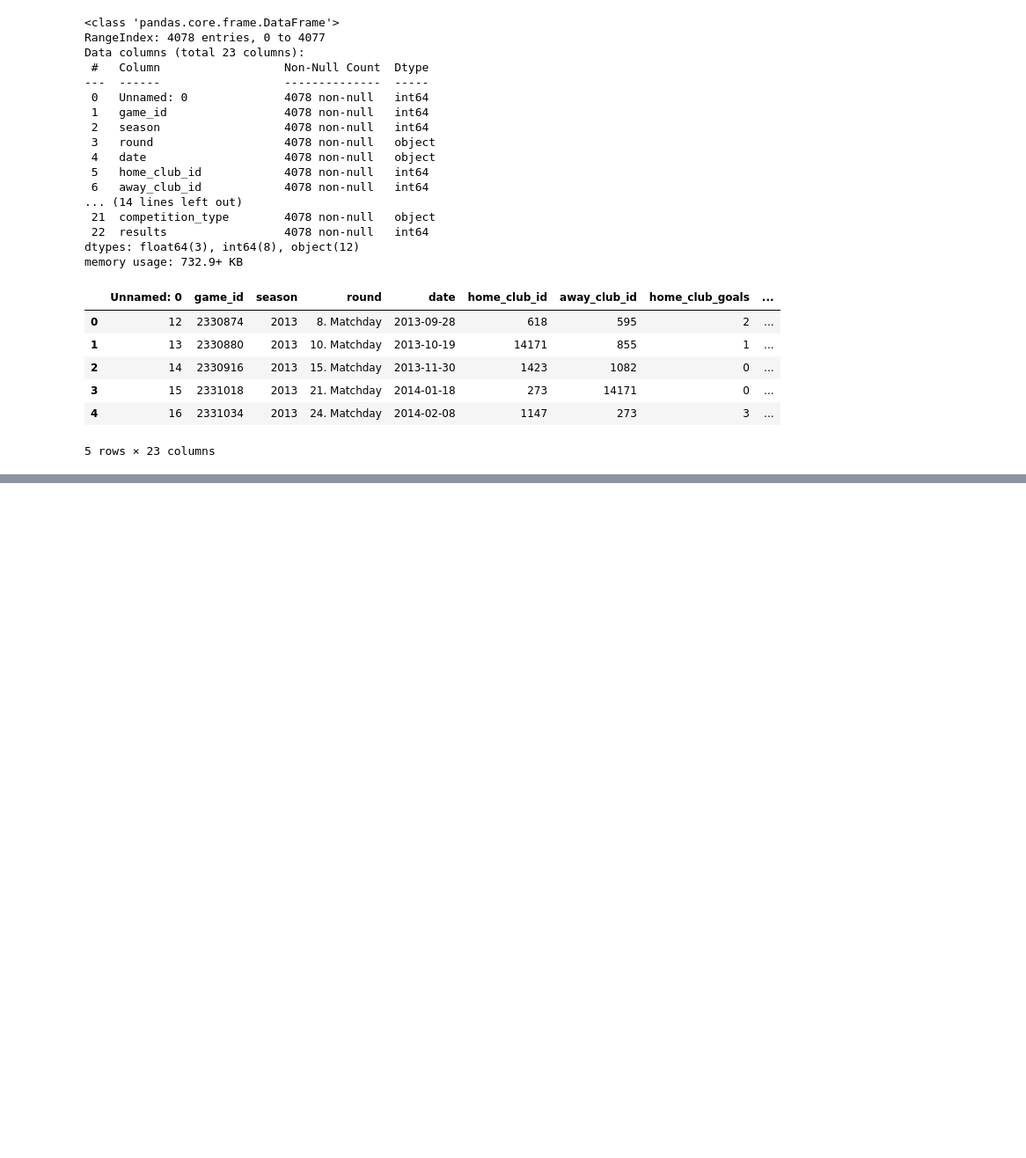
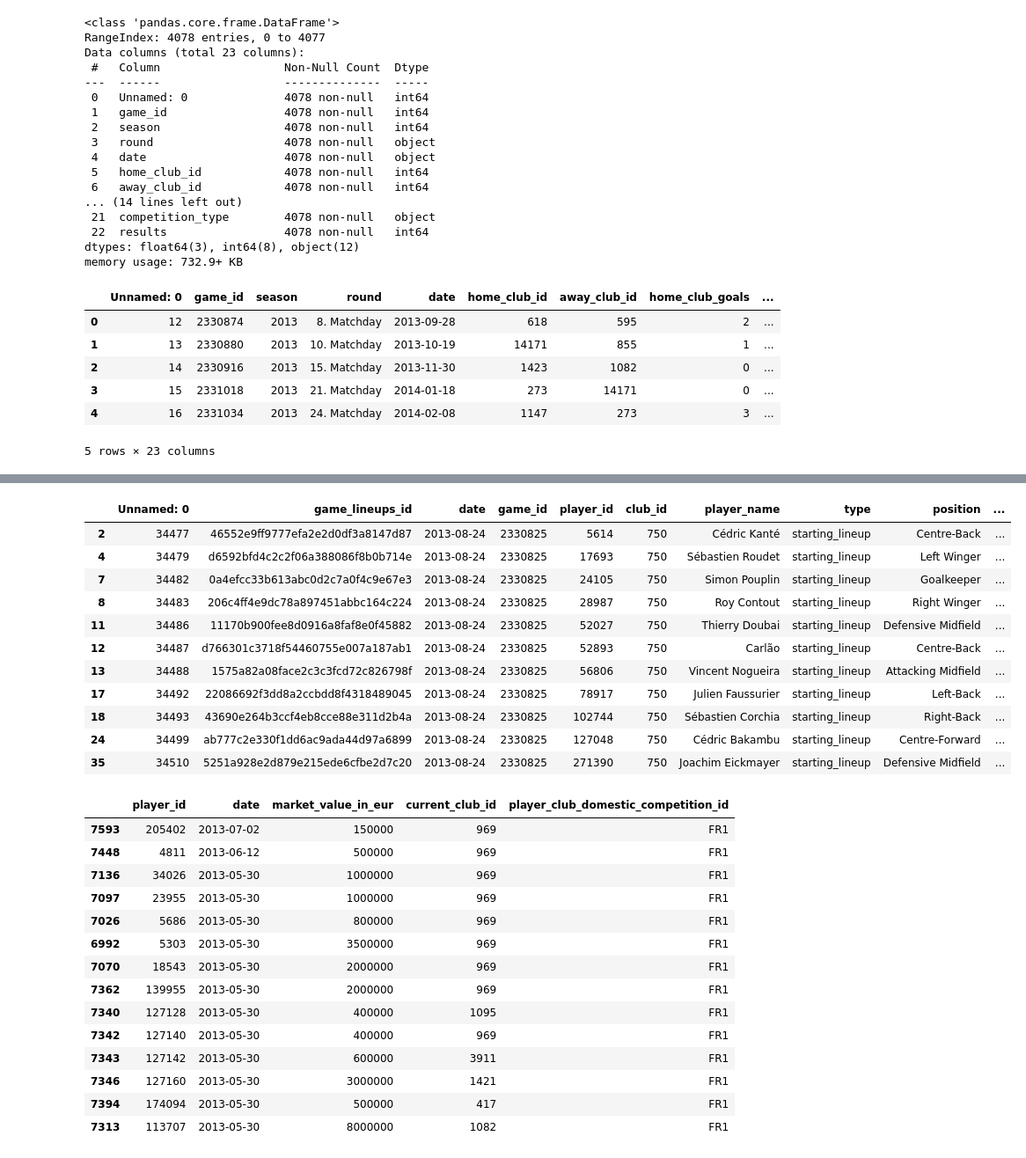
Before and after one commit to AntoninChevalier/Winunmax, a Jupyter notebook: notebooks/exploration.ipynb, the cells around one changed output, grey strips where cells are left out. Shown at 88% size. Saved outputs shown, nothing was run; the diff lists cells and outputs as text; code cells hidden in the pictures; blank space fills up the shorter version.

Commit message:
Avancement calcul coût total équipe

```diff
--- a/notebooks/exploration.ipynb
+++ b/notebooks/exploration.ipynb
@@ -203,0 +181,16 @@ df_valeur_par_joueur.head(50)
+# %%
+#Création d’un dataframe centralisé qui comporte plus d’information que df_resultat_matchs
+
+df_resultat_matchs_centralise = df_resultat_matchs.copy()
+
+#On remarque grâce aux .info() ci-dessus que les dates ne sont pas de type datetime
+df_valeur_joueurs["date"] = pd.to_datetime(df_valeur_joueurs["date"])
+df_composition_equipes["date"] = pd.to_datetime(df_composition_equipes["date"])
+df_compo_triee = df_composition_equipes.sort_values(by=['player_id']).sort_values(by=["date"])
+df_valeurs_triee = df_valeur_joueurs.sort_values(by=['player_id']).sort_values(by=["date"])
+df_compo_valeur = pd.merge_asof(df_compo_triee,df_valeurs_triee,on='date',by='player_id',direction='backward')
+df_valeur_equipes = df_compo_valeur.groupby(['game_id', 'club_id'])['market_value_in_eur'].sum().reset_index()
+df_valeur_equipes.rename(columns={'market_value_in_eur': 'team_market_value'}, inplace=True)
+
+
+df_valeur_equipes.head(5)
@@ -204,3 +204,39 @@ df_valeur_par_joueur.head(50)
+# %%
+#TODO on prend en compte dans le calcul ceux qui commencent la partie ? les remplaçants aussi ? tous ceux qui jouent (plus compliqué) ?
+display(df_composition_equipes[(df_composition_equipes["game_id"]==2330825) & (df_composition_equipes["club_id"]==750) & (df_composition_equipes["type"]=="starting_lineup")].head(37))
+tab_player_id = [4811,5303,5686,18543,23955,34026,49872,57110,113707,127128,127140,127142,127143,127160,139955,149446,174094,205402]
+df_valeur_joueurs_test = df_valeur_joueurs.copy()
+df_valeur_joueurs_test["date"] = pd.to_datetime(df_valeur_joueurs_test["date"])
+df_valeur_joueurs_test = df_valeur_joueurs_test.sort_values(by="date",ascending=False)
+display(df_valeur_joueurs_test[(df_valeur_joueurs_test["player_id"].isin(tab_player_id) & (df_valeur_joueurs_test["date"]<="2013-08-24"))].drop_duplicates(subset="player_id",keep="first").head(37))
+# %% [output]
+|  | Unnamed: 0 | game_lineups_id | date | game_id | player_id | club_id | player_name | type | position | ... |
+| 2 | 34477 | 46552e9ff9777efa2e2d0df3a8147d87 | 2013-08-24 | 2330825 | 5614 | 750 | Cédric Kanté | starting_lineup | Centre-Back | ... |
+| 4 | 34479 | d6592bfd4c2c2f06a388086f8b0b714e | 2013-08-24 | 2330825 | 17693 | 750 | Sébastien Roudet | starting_lineup | Left Winger | ... |
+| 7 | 34482 | 0a4efcc33b613abc0d2c7a0f4c9e67e3 | 2013-08-24 | 2330825 | 24105 | 750 | Simon Pouplin | starting_lineup | Goalkeeper | ... |
+| 8 | 34483 | 206c4ff4e9dc78a897451abbc164c224 | 2013-08-24 | 2330825 | 28987 | 750 | Roy Contout | starting_lineup | Right Winger | ... |
+| 11 | 34486 | 11170b900fee8d0916a8faf8e0f45882 | 2013-08-24 | 2330825 | 52027 | 750 | Thierry Doubai | starting_lineup | Defensive Midfield | ... |
+| 12 | 34487 | d766301c3718f54460755e007a187ab1 | 2013-08-24 | 2330825 | 52893 | 750 | Carlão | starting_lineup | Centre-Back | ... |
+| 13 | 34488 | 1575a82a08face2c3c3fcd72c826798f | 2013-08-24 | 2330825 | 56806 | 750 | Vincent Nogueira | starting_lineup | Attacking Midfield | ... |
+| 17 | 34492 | 22086692f3dd8a2ccbdd8f4318489045 | 2013-08-24 | 2330825 | 78917 | 750 | Julien Faussurier | starting_lineup | Left-Back | ... |
+| 18 | 34493 | 43690e264b3ccf4eb8cce88e311d2b4a | 2013-08-24 | 2330825 | 102744 | 750 | Sébastien Corchia | starting_lineup | Right-Back | ... |
+| 24 | 34499 | ab777c2e330f1dd6ac9ada44d97a6899 | 2013-08-24 | 2330825 | 127048 | 750 | Cédric Bakambu | starting_lineup | Centre-Forward | ... |
+| 35 | 34510 | 5251a928e2d879e215ede6cfbe2d7c20 | 2013-08-24 | 2330825 | 271390 | 750 | Joachim Eickmayer | starting_lineup | Defensive Midfield | ... |
+|  | player_id | date | market_value_in_eur | current_club_id | player_club_domestic_competition_id |
+| 7593 | 205402 | 2013-07-02 | 150000 | 969 | FR1 |
+| 7448 | 4811 | 2013-06-12 | 500000 | 969 | FR1 |
+| 7136 | 34026 | 2013-05-30 | 1000000 | 969 | FR1 |
+| 7097 | 23955 | 2013-05-30 | 1000000 | 969 | FR1 |
+| 7026 | 5686 | 2013-05-30 | 800000 | 969 | FR1 |
+| 6992 | 5303 | 2013-05-30 | 3500000 | 969 | FR1 |
+| 7070 | 18543 | 2013-05-30 | 2000000 | 969 | FR1 |
+| 7362 | 139955 | 2013-05-30 | 2000000 | 969 | FR1 |
+| 7340 | 127128 | 2013-05-30 | 400000 | 1095 | FR1 |
+| 7342 | 127140 | 2013-05-30 | 400000 | 969 | FR1 |
+| 7343 | 127142 | 2013-05-30 | 600000 | 3911 | FR1 |
+| 7346 | 127160 | 2013-05-30 | 3000000 | 1421 | FR1 |
+| 7394 | 174094 | 2013-05-30 | 500000 | 417 | FR1 |
+| 7313 | 113707 | 2013-05-30 | 8000000 | 1082 | FR1 |
 # %%
 #TODO choisir si on détermine la valorisation d’un match, d’un club à l’annnée N, à la valorisation moyenne du club ?
 #TODO peut-être on peut faire du encodage one-hot des variables qualitatives ? ou peut-être en extraire des variables quantitatives (exemple nul mais explicatif, calculer la moyenne des victoires à domicile par arbitre, si c’est proche de 1, ça veut dire qu’il favorise les victoires à domicile etc...)
```
Also changed, not shown: parts of 5 cells of this notebook, 1 other file.
